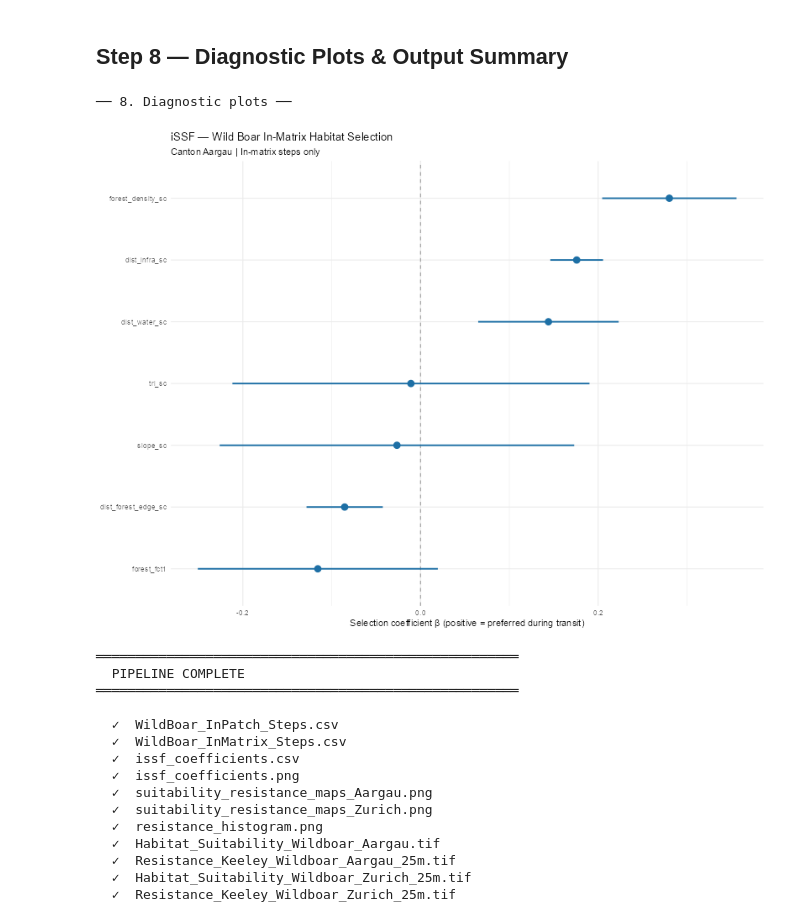
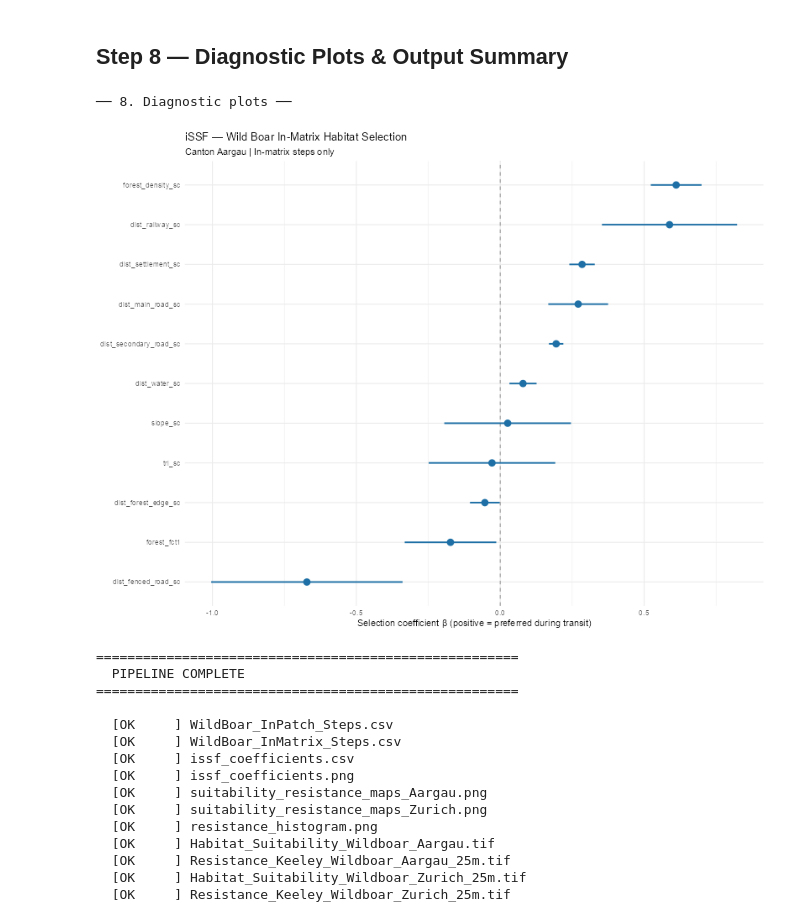
Before and after one commit to LukasBuchmann/BA-wild-boar-connectivity-modeling, a Jupyter notebook: scripts/01_create_resistance_surface.ipynb, the cells around one changed output. Saved outputs shown, nothing was run; the diff lists cells and outputs as text; code cells hidden in the pictures.

Commit message:
Update resistance surface creation

```diff
--- a/scripts/01_create_resistance_surface.ipynb
+++ b/scripts/01_create_resistance_surface.ipynb
@@ -108,17 +136,17 @@ raw <- read.csv(TELEMETRY_PATH, sep = ";", stringsAsFactors = FALSE,
 tel <- raw %>%
   mutate(
     datetime_utc = dmy_hms(paste(DatumUTC, ZeitUTC), tz = "UTC"),
-    id           = Tier,
-    speed_m      = as.numeric(distance)
+    id           = Tier
   ) %>%
   filter(
     !is.na(datetime_utc),
     !is.na(X), !is.na(Y),
+    # Plausibility bounds for Swiss coordinates
     X > 400000, X < 900000,
-    Y > 50000,  Y < 350000
+    Y >  50000, Y < 350000
   ) %>%
   arrange(id, datetime_utc) %>%
-  # Remove first 5 days per individual (capture-shock artefacts)
+  # Drop the first 5 days per animal to avoid capture-shock artefacts
   group_by(id) %>%
   filter(datetime_utc >= (min(datetime_utc) + days(5))) %>%
   mutate(
@@ -526,9 +749,13 @@ In geom[[1]][[1]] == c(2, 2) :
 cat("── 4f. Assemble covariate stack ──\n")
 
 cov_stack <- c(r_forest, r_forest_dens, r_dist_forest,
-               r_slope, r_tri, r_dist_water, r_dist_infra)
+               r_slope, r_tri, r_dist_water,
+               r_dist_fenced, r_dist_main, r_dist_sec,
+               r_dist_settle, r_dist_rail)
 names(cov_stack) <- c("forest", "forest_density", "dist_forest_edge",
-                      "slope", "tri", "dist_water", "dist_infra")
+                      "slope", "tri", "dist_water",
+                      "dist_fenced_road", "dist_main_road", "dist_secondary_road",
+                      "dist_settlement", "dist_railway")
 
 writeRaster(cov_stack, file.path(TEMP_DIR, "covariate_stack.tif"), overwrite = TRUE)
 
@@ -602,7 +831,9 @@ if (nrow(issf_data) == 0) stop("No valid steps. The extents still do not overlap
 # --- 4. Identify and z-standardise valid covariates --------------------------
 # Continuous covariates (exclude binary forest — handled as factor)
 continuous_covs <- c("forest_density", "dist_forest_edge",
-                     "slope", "tri", "dist_water", "dist_infra")
+                     "slope", "tri", "dist_water",
+                     "dist_fenced_road", "dist_main_road", "dist_secondary_road",
+                     "dist_settlement", "dist_railway")
 available_covs  <- intersect(continuous_covs, names(issf_data))
 
 # Drop covariates with zero variance (constant raster or no data)
@@ -939,14 +1334,14 @@ cat("── Pipeline complete. ──\n")
 # %%
 cat("── 8. Diagnostic plots ──\n")
 
-# --- Plot 1: iSSF coefficient forest plot (already saved — display inline) ---
+# --- iSSF coefficient forest plot (already saved - display inline) ---------
 print(p_coef)
 
-# --- Plot 2: Suitability and resistance maps side-by-side --------------------
+# --- Suitability and resistance maps side-by-side --------------------------
 png(file.path(OUT_DIR, "suitability_resistance_maps_Aargau.png"),
     width = 2400, height = 1100, res = 200)
 par(mfrow = c(1, 2))
-plot(S, main = "Habitat Suitability (0–1)\nHigh = preferred during transit",
+plot(S, main = "Habitat Suitability (0-1)\nHigh = preferred during transit",
      col = hcl.colors(50, "Greens 3"), axes = FALSE)
 plot(R, main = "Resistance (Keeley C=4)\nLow = permeable",
      col = rev(hcl.colors(50, "Inferno")), axes = FALSE)
@@ -955,62 +1350,62 @@ dev.off()
 png(file.path(OUT_DIR, "suitability_resistance_maps_Zurich.png"),
     width = 2400, height = 1100, res = 200)
 par(mfrow = c(1, 2))
-plot(S_zh, main = "Habitat Suitability Zürich (0–1)",
+plot(S_zh, main = "Habitat Suitability Zürich (0-1)",
      col = hcl.colors(50, "Greens 3"), axes = FALSE)
 plot(R_zh, main = "Resistance Zürich (Keeley C=4)",
      col = rev(hcl.colors(50, "Inferno")), axes = FALSE)
 dev.off()
 
-# --- Plot 3: Resistance histogram -------------------------------------------
+# --- Resistance histogram --------------------------------------------------
 png(file.path(OUT_DIR, "resistance_histogram.png"),
     width = 1400, height = 800, res = 200)
 r_vals <- na.omit(as.numeric(values(R)))
 hist(r_vals, breaks = 60, col = "#D85A30", border = "white",
      xlab = "Resistance value", ylab = "Pixel count",
-     main = "Distribution of Resistance Values — Aargau")
+     main = "Distribution of Resistance Values - Aargau")
 abline(v = R_max, col = "black", lty = 2, lwd = 1.5)
 text(R_max * 0.96, par("usr")[4] * 0.88,
      "Absolute\nbarrier", adj = 1, cex = 0.7)
 dev.off()
 
-# --- Output summary ----------------------------------------------------------
-cat("\n══════════════════════════════════════════════════════\n")
+# --- Output summary --------------------------------------------------------
+cat("\n======================================================\n")
 cat("  PIPELINE COMPLETE\n")
-cat("══════════════════════════════════════════════════════\n\n")
+cat("======================================================\n\n")
 
 outputs <- c(
   "WildBoar_InPatch_Steps.csv",
   "WildBoar_InMatrix_Steps.csv",
   "issf_coefficients.csv",
   "issf_coefficients.png",
   "suitability_resistance_maps_Aargau.png",
   "suitability_resistance_maps_Zurich.png",
   "resistance_histogram.png",
   "Habitat_Suitability_Wildboar_Aargau.tif",
   "Resistance_Keeley_Wildboar_Aargau_25m.tif",
   "Habitat_Suitability_Wildboar_Zurich_25m.tif",
   "Resistance_Keeley_Wildboar_Zurich_25m.tif"
 )
 
 for (f in outputs) {
-  status <- if (file.exists(file.path(OUT_DIR, f))) "✓" else "✗ MISSING"
-  cat(sprintf("  %s  %s\n", status, f))
+  status <- if (file.exists(file.path(OUT_DIR, f))) "OK     " else "MISSING"
+  cat(sprintf("  [%s] %s\n", status, f))
 }
 # %% [output]
 ── 8. Diagnostic plots ──
-[figure, old version]
+[figure, new version]
-══════════════════════════════════════════════════════
+======================================================
   PIPELINE COMPLETE
-══════════════════════════════════════════════════════
+======================================================
 
-  ✓  WildBoar_InPatch_Steps.csv
-  ✓  WildBoar_InMatrix_Steps.csv
-  ✓  issf_coefficients.csv
-  ✓  issf_coefficients.png
-  ✓  suitability_resistance_maps_Aargau.png
-  ✓  suitability_resistance_maps_Zurich.png
-  ✓  resistance_histogram.png
-  ✓  Habitat_Suitability_Wildboar_Aargau.tif
-  ✓  Resistance_Keeley_Wildboar_Aargau_25m.tif
-  ✓  Habitat_Suitability_Wildboar_Zurich_25m.tif
-  ✓  Resistance_Keeley_Wildboar_Zurich_25m.tif
+  [OK     ] WildBoar_InPatch_Steps.csv
+  [OK     ] WildBoar_InMatrix_Steps.csv
+  [OK     ] issf_coefficients.csv
+  [OK     ] issf_coefficients.png
+  [OK     ] suitability_resistance_maps_Aargau.png
+  [OK     ] suitability_resistance_maps_Zurich.png
+  [OK     ] resistance_histogram.png
+  [OK     ] Habitat_Suitability_Wildboar_Aargau.tif
+  [OK     ] Resistance_Keeley_Wildboar_Aargau_25m.tif
+  [OK     ] Habitat_Suitability_Wildboar_Zurich_25m.tif
+  [OK     ] Resistance_Keeley_Wildboar_Zurich_25m.tif
```
Also changed, not shown: parts of 21 cells of this notebook, 3 other files.
